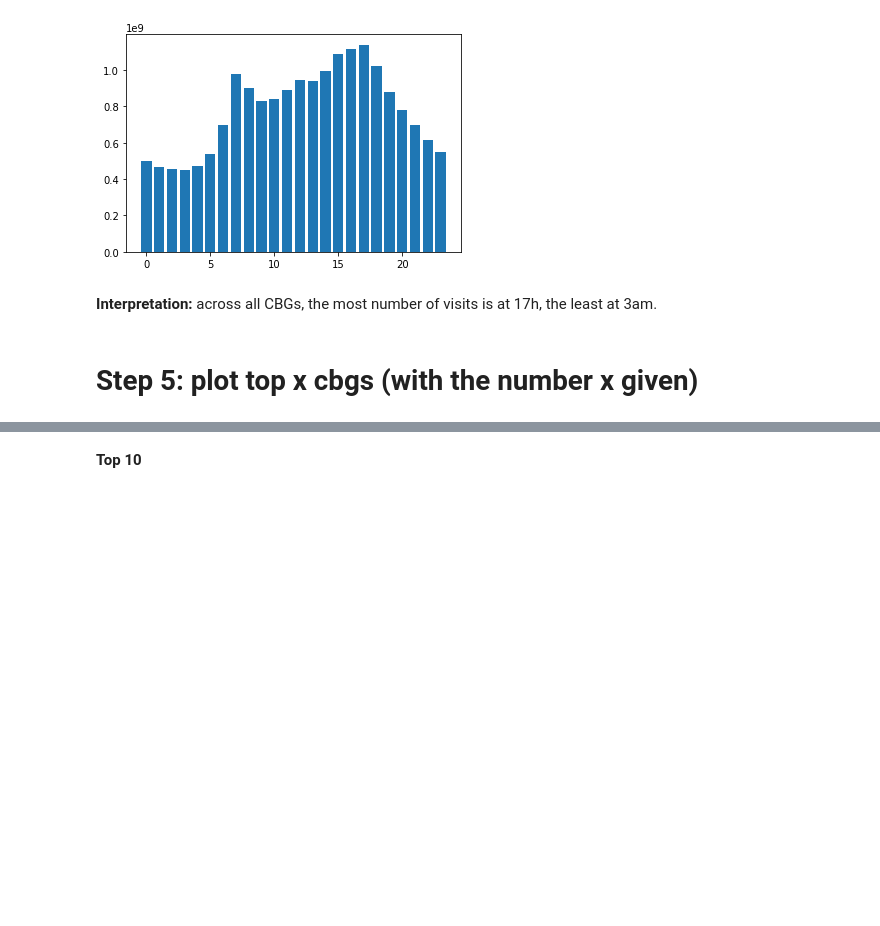
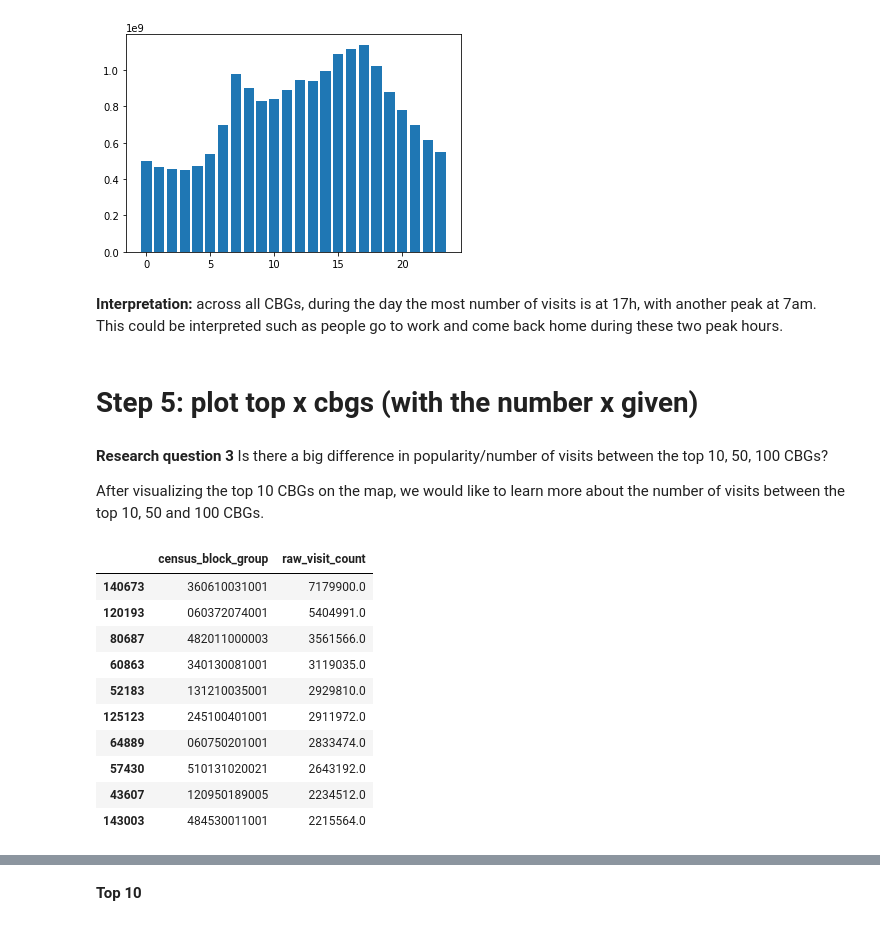
Before and after one commit to Crosita/Capstone-Project-1, a Jupyter notebook: EDA_Capstone_1.ipynb, the cells around one changed output, grey strips where cells are left out. Saved outputs shown, nothing was run; the diff lists cells and outputs as text; code cells hidden in the pictures; blank space fills up the shorter version.

```diff
--- a/EDA_Capstone_1.ipynb
+++ b/EDA_Capstone_1.ipynb
@@ -240,6 +272,27 @@ plt.show()
 # %% [output]
 [figure]
 # %% [markdown]
-<b> Interpretation: </b> across all CBGs, the most number of visits is at 17h, the least at 3am.
+<b> Interpretation: </b> across all CBGs, during the day the most number of visits is at 17h, with another peak at 7am. This could be interpreted such as people go to work and come back home during these two peak hours.
 # %% [markdown]
 # Step 5: plot top x cbgs (with the number x given)
+# %% [markdown]
+**Research question 3**
+Is there a big difference in popularity/number of visits between the top 10, 50, 100 CBGs?
+
+After visualizing the top 10 CBGs on the map, we would like to learn more about the number of visits between the top 10, 50 and 100 CBGs.
+# %%
+list = common3[['census_block_group', 'raw_visit_count']]
+list = list.sort_values(by='raw_visit_count', ascending=False)
+list.head(10)
+# %% [output]
+|  | census_block_group | raw_visit_count |
+| 140673 | 360610031001 | 7179900.0 |
+| 120193 | 060372074001 | 5404991.0 |
+| 80687 | 482011000003 | 3561566.0 |
+| 60863 | 340130081001 | 3119035.0 |
+| 52183 | 131210035001 | 2929810.0 |
+| 125123 | 245100401001 | 2911972.0 |
+| 64889 | 060750201001 | 2833474.0 |
+| 57430 | 510131020021 | 2643192.0 |
+| 43607 | 120950189005 | 2234512.0 |
+| 143003 | 484530011001 | 2215564.0 |
```
Also changed, not shown: parts of 20 cells of this notebook.
